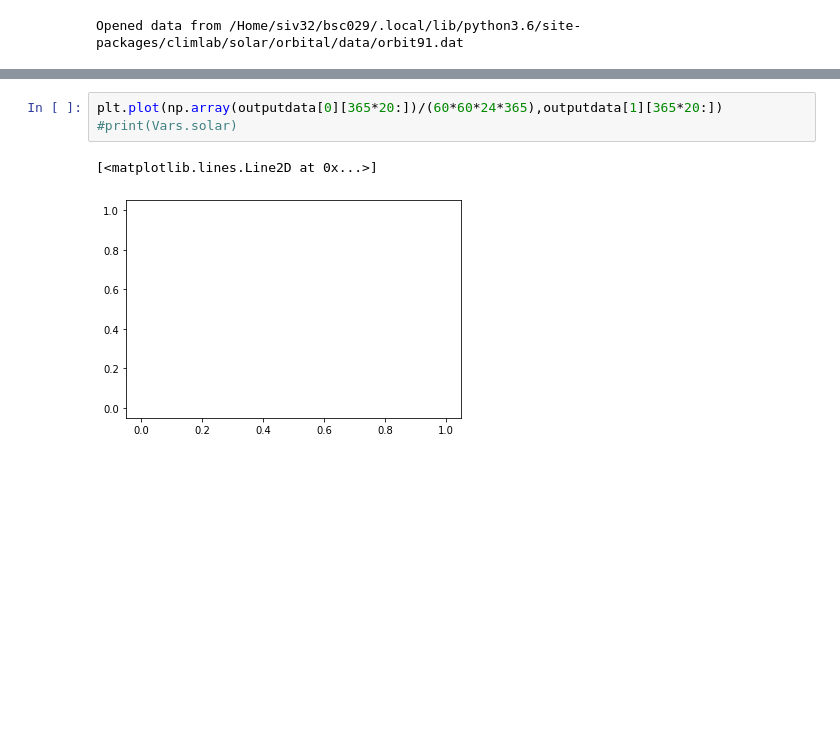
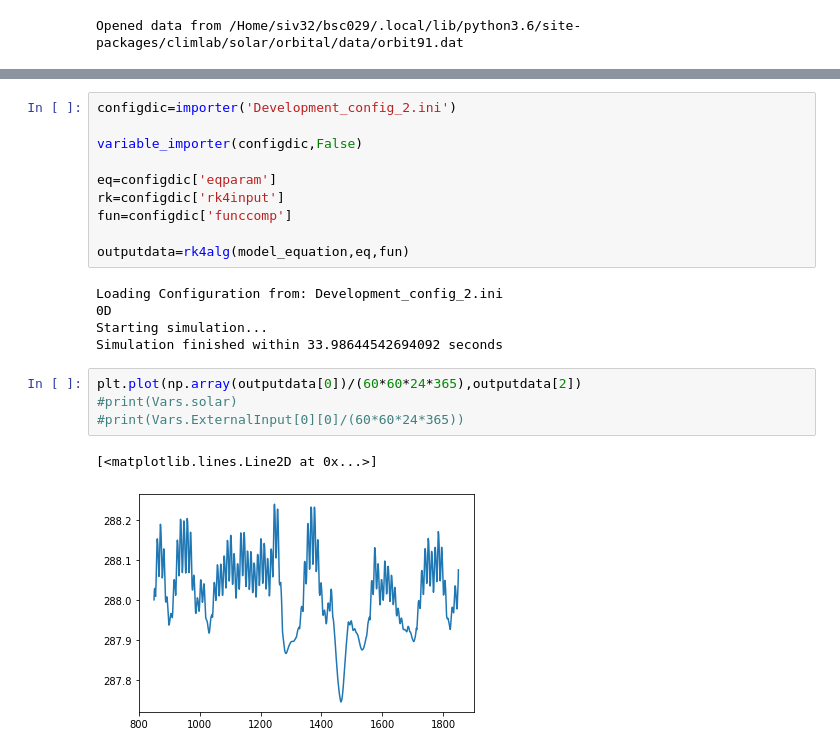
Before and after one commit to BenniSchmiedel/Low-dimensional-EBMs, a Jupyter notebook: Development_playground.ipynb, the cells around one changed output, grey strips where cells are left out. Cells and saved outputs as stored; diff of their text form; blank space fills up the shorter version.

```diff
--- a/Development_playground.ipynb
+++ b/Development_playground.ipynb
@@ -52,6 +68,22 @@ TypeError: 'Dataset' object is not callable
+# %%
+configdic=importer('Development_config_2.ini')
+
+variable_importer(configdic,False)
+
+eq=configdic['eqparam']
+rk=configdic['rk4input']
+fun=configdic['funccomp']
+
+outputdata=rk4alg(model_equation,eq,fun)
+# %% [output]
+Loading Configuration from: Development_config_2.ini
+0D
+Starting simulation...
+Simulation finished within 33.98644542694092 seconds
 # %%
-plt.plot(np.array(outputdata[0][365*20:])/(60*60*24*365),outputdata[1][365*20:])
+plt.plot(np.array(outputdata[0])/(60*60*24*365),outputdata[2])
 #print(Vars.solar)
+#print(Vars.ExternalInput[0][0]/(60*60*24*365))
 # %% [output]
 [<matplotlib.lines.Line2D at 0x...>]
-[figure, old version]
+[figure, new version]
```
Also changed, not shown: parts of 3 cells of this notebook, 9 other files.
